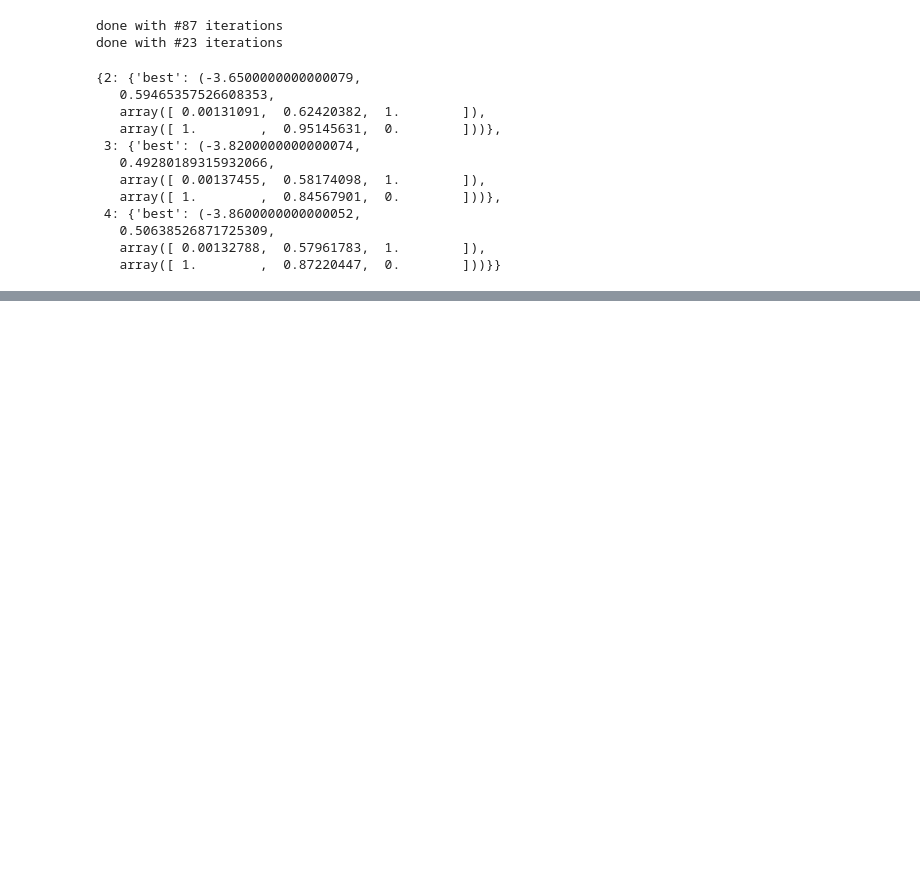
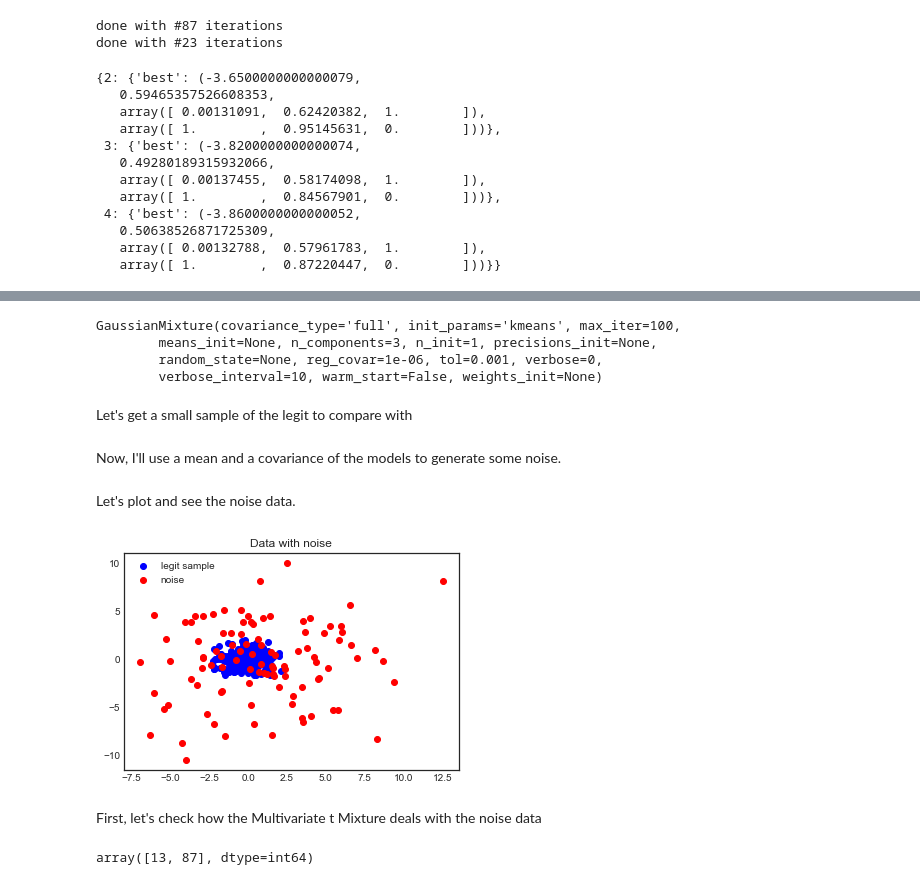
Before and after one commit to NekuSakuraba/machine-learning, a Jupyter notebook: projects/capstone/project/Project Development.ipynb, the cells around one changed output, grey strips where cells are left out. Cells and saved outputs as stored; diff of their text form; code cells hidden in the pictures; blank space fills up the shorter version.

```diff
--- a/projects/capstone/project/Project Development.ipynb
+++ b/projects/capstone/project/Project Development.ipynb
@@ -992,0 +1028,39 @@ The highest number of components that I achieved to fit the model was with 4 com
+# %%
+rus = RandomUnderSampler(random_state=0, ratio={0:246*61, 1:0}, return_indices=True)
+X_resampled, y_resampled, idxs = rus.fit_sample(X, y)
+
+t_clf = t_mix(n_components=6)
+t_clf.fit(X_resampled)
+
+gauss_clf = GaussianMixture(n_components=3)
+gauss_clf.fit(X_resampled)
+# %% [output]
+GaussianMixture(covariance_type='full', init_params='kmeans', max_iter=100,
+        means_init=None, n_components=3, n_init=1, precisions_init=None,
+        random_state=None, reg_covar=1e-06, tol=0.001, verbose=0,
+        verbose_interval=10, warm_start=False, weights_init=None)
+# %% [markdown]
+Let's get a small sample of the legit to compare with
+# %%
+rus = RandomUnderSampler(random_state=0, ratio={0:350, 1:0}, return_indices=True)
+X_resampled, y_resampled, idxs = rus.fit_sample(X, y)
+# %% [markdown]
+Now, I'll use a mean and a covariance of the models to generate some noise.
+# %%
+cov_noise = t_clf.covariances[0]
+np.fill_diagonal(cov_noise, np.diag(cov_noise)*.5)
+
+np.random.seed(0)
+noise = multivariate_t_rvs(t_clf.means[0], cov_noise, 30, 100)
+# %% [markdown]
+Let's plot and see the noise data.
+# %%
+plt.scatter(X_resampled[:,0], X_resampled[:,1], c='b', label='legit sample')
+plt.scatter(noise[:,0], noise[:,1], c='r', label='noise')
+plt.title('Data with noise')
+plt.legend()
+plt.show()
+# %% [output]
+[figure, added]
+# %% [markdown]
+First, let's check how the Multivariate t Mixture deals with the noise data
@@ -992,0 +1072,7 @@ The highest number of components that I achieved to fit the model was with 4 com
+# %%
+# labeling the data acording to the threshold
+y_pred = [1 if y_ < threshold else 0 for y_ in y_score]
+y_pred = np.array(y_pred)
+np.bincount(y_pred)
+# %% [output]
+array([13, 87], dtype=int64)
```
Also changed, not shown: parts of 21 cells of this notebook.
